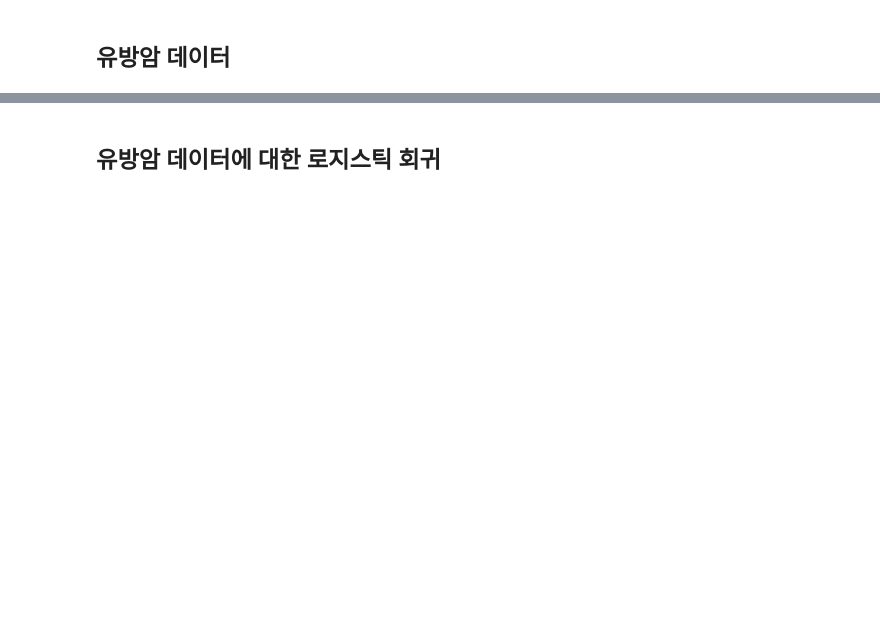
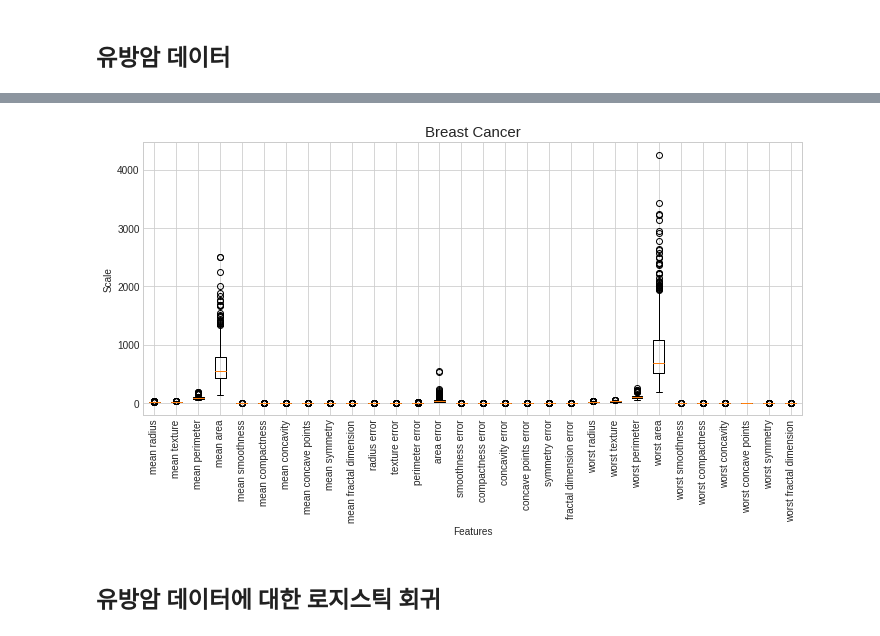
Before and after one commit to suumino/DataAlanysis, a Jupyter notebook: 04_로지스틱_회귀(Logistic_Regression).ipynb, the cells around one changed output, grey strips where cells are left out. Saved outputs shown, nothing was run; the diff lists cells and outputs as text; code cells hidden in the pictures; blank space fills up the shorter version.

```diff
--- a/04_로지스틱_회귀(Logistic_Regression).ipynb
+++ b/04_로지스틱_회귀(Logistic_Regression).ipynb
@@ -206,0 +283,4 @@ species = ('Setosa', 'Versicolour', 'Virginica')
+# %%
+cancer = load_breast_cancer()
+print(cancer.keys())
+print(cancer.DESCR)
@@ -207 +332,11 @@ species = ('Setosa', 'Versicolour', 'Virginica')
+# %%
+fig = plt.figure(figsize=[10, 6])
+plt.title('Breast Cancer', fontsize=15)
+plt.boxplot(cancer.data)
+plt.xticks(np.arange(30)+1, cancer.feature_names, rotation=90)
+plt.xlabel('Features')
+plt.ylabel('Scale')
+plt.tight_layout()
+# %% [output]
+[figure, added]
 # %% [markdown]
```
Also changed, not shown: parts of 28 cells of this notebook.
